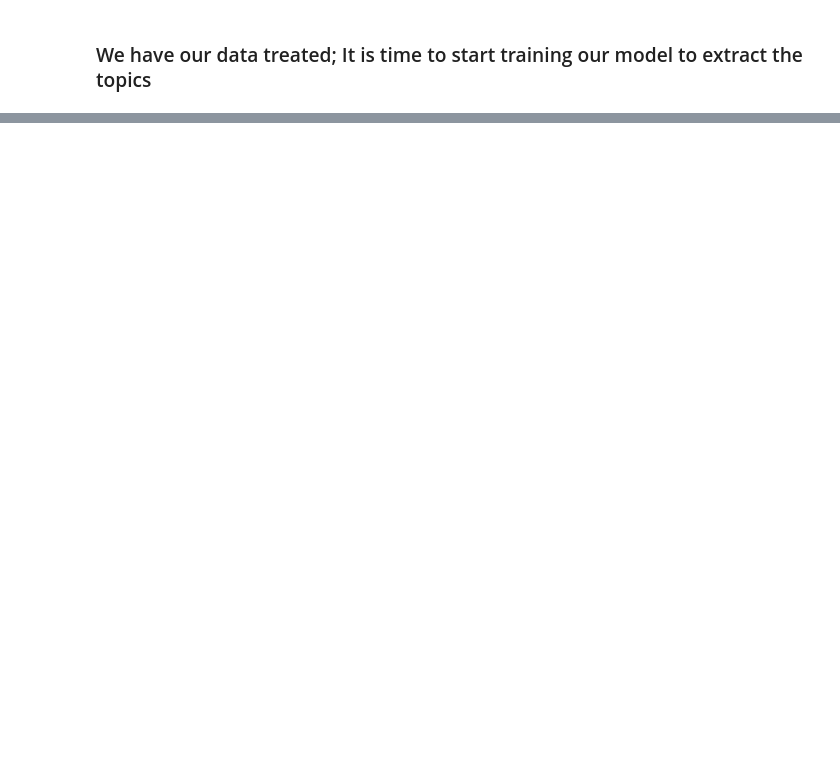
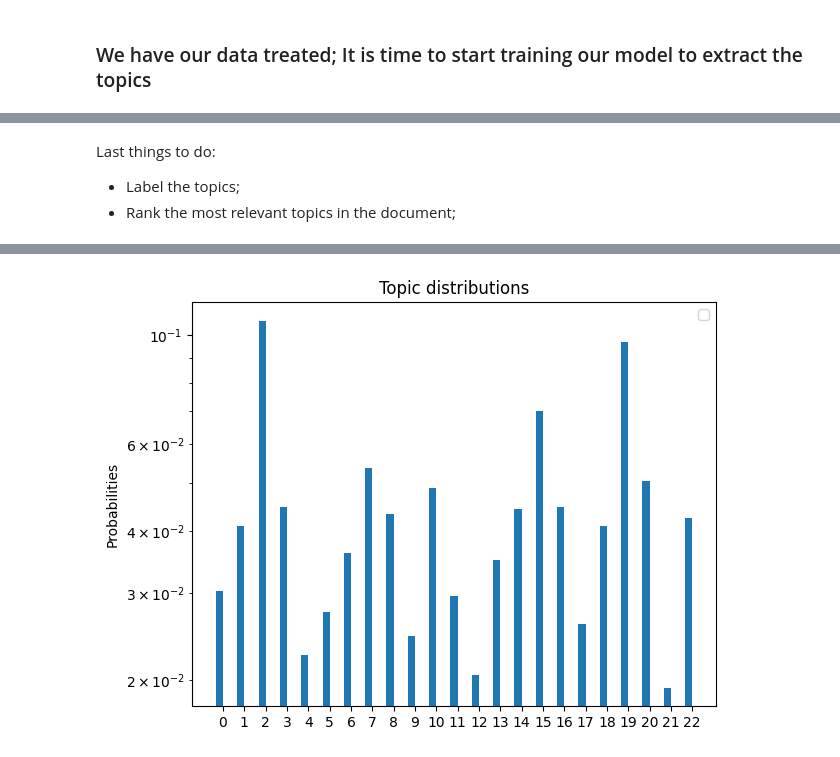
Before and after one commit to SWE3T/TopicModeling, a Jupyter notebook: SpaceNews.ipynb, the cells around one changed output, grey strips where cells are left out. Saved outputs shown, nothing was run; the diff lists cells and outputs as text; code cells hidden in the pictures; blank space fills up the shorter version.

```diff
--- a/SpaceNews.ipynb
+++ b/SpaceNews.ipynb
@@ -313,0 +354,8 @@ data
+# %%
+data['tokens'] = data['tokens'].apply(word_tokenize)
+
+dictionary = Dictionary(data['tokens'])
+
+dictionary.filter_extremes(no_below=7, no_above=0.75)
+
+data['tokens'] = data['tokens'].apply(lambda x: [token for token in x if token in dictionary.token2id])
@@ -385,0 +473,6 @@ Iteration: 600   likelihood: -7.001731452327819
+# %%
+ # model = tp.DMRModel(tw=tp.TermWeight.IDF, min_cf=3, min_df=3, rm_top=6, k=best_params['num_topics'], alpha=best_params['alpha'], eta=best_params['beta'], seed=777)
+model = tp.DMRModel(tw=tp.TermWeight.IDF, min_cf=14, min_df=3, rm_top=11, k=23, alpha=0.95, eta=0.01, seed=57631827)
+
+# Best hyperparamethers found: {'num_topics': 40, 'alpha': 0.2, 'beta': 1.0, 'average': 0.8982045617699626}
+runModel(model, data['tokens'])
@@ -385,0 +514,28 @@ Iteration: 600   likelihood: -7.001731452327819
+# %% [markdown]
+Last things to do:
+
+- Label the topics;
+- Rank the most relevant topics in the document;
+# %%
+import matplotlib.pyplot as plt
+
+probs = np.exp(model.lambdas - model.lambdas.max(axis=0))
+probs /= probs.sum(axis=0)
+
+x = np.arange(model.k)
+width = 1 / (model.f + 2)
+
+fig, ax = plt.subplots()
+for f, metadata_name in enumerate(model.metadata_dict):
+    ax.bar(x + width * (f - model.f / 2), probs[:, f], width, label=model.metadata_dict[f])
+
+ax.set_ylabel('Probabilities')
+ax.set_yscale('log')
+ax.set_title('Topic distributions')
+ax.set_xticks(x)
+ax.set_xticklabels(['{}'.format(k) for k in range(model.k)])
+ax.legend()
+
+fig.tight_layout()
+plt.show()
+# %% [output]
@@ -385,0 +543 @@ Iteration: 600   likelihood: -7.001731452327819
+[figure, added]
```
Also changed, not shown: parts of 24 cells of this notebook.
